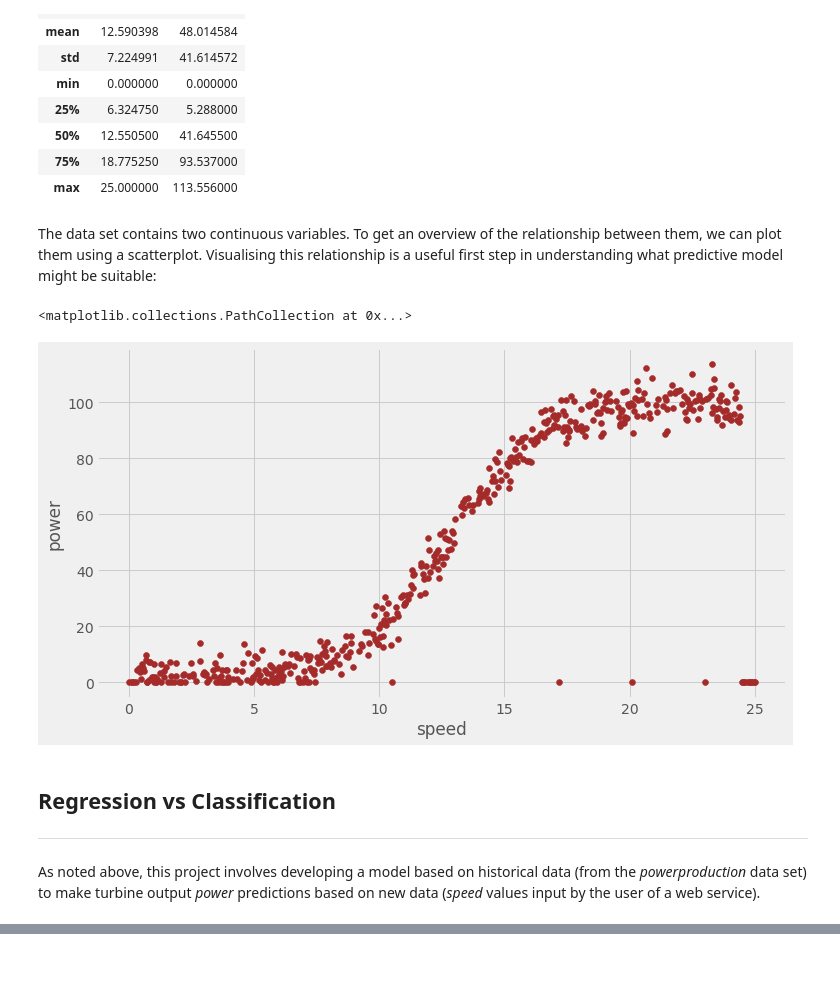
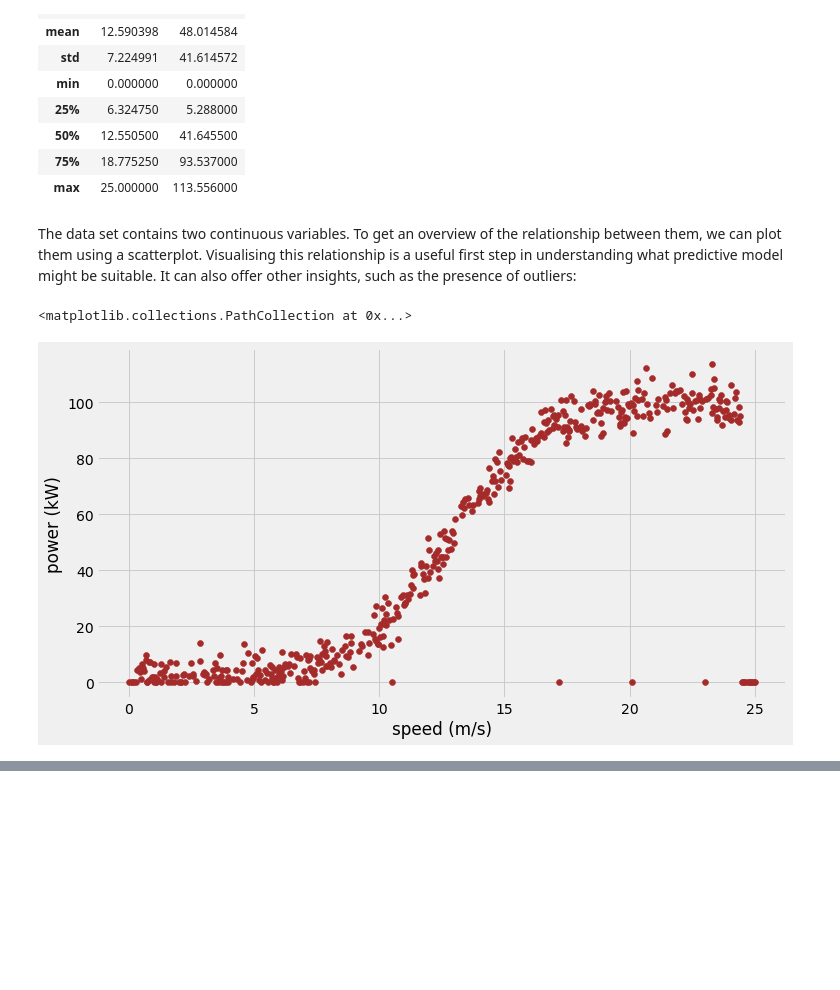
Before and after one commit to colm-o-caoimh/MachineLearning, a Jupyter notebook: mls_project2020.ipynb, the cells around one changed output, grey strips where cells are left out. Saved outputs shown, nothing was run; the diff lists cells and outputs as text; code cells hidden in the pictures; blank space fills up the shorter version.

```diff
--- a/mls_project2020.ipynb
+++ b/mls_project2020.ipynb
@@ -84,18 +97,12 @@ pp.describe()
 | 75% | 18.775250 | 93.537000 |
 | max | 25.000000 | 113.556000 |
 # %% [markdown]
-The data set contains two continuous variables. To get an overview of the relationship between them, we can plot them using a scatterplot. Visualising this relationship is a useful first step in understanding what predictive model might be suitable:
+The data set contains two continuous variables. To get an overview of the relationship between them, we can plot them using a scatterplot. Visualising this relationship is a useful first step in understanding what predictive model might be suitable. It can also offer other insights, such as the presence of outliers:
 # %%
 # Plot data on a scatter plot
-plt.xlabel('speed')
-plt.ylabel('power')
+plt.xlabel('speed (m/s)')
+plt.ylabel('power (kW)')
 plt.scatter(pp['speed'], pp['power'], color='brown', marker='o')
 # %% [output]
 <matplotlib.collections.PathCollection at 0x...>
-[figure, old version]
+[figure, new version]
-# %% [markdown]
-## Regression vs Classification
-
-***
-# %% [markdown]
-As noted above, this project involves developing a model based on historical data (from the *powerproduction* data set) to make turbine output *power* predictions based on new data (*speed* values input by the user of a web service).
```
Also changed, not shown: parts of 25 cells of this notebook, 1 other file.
